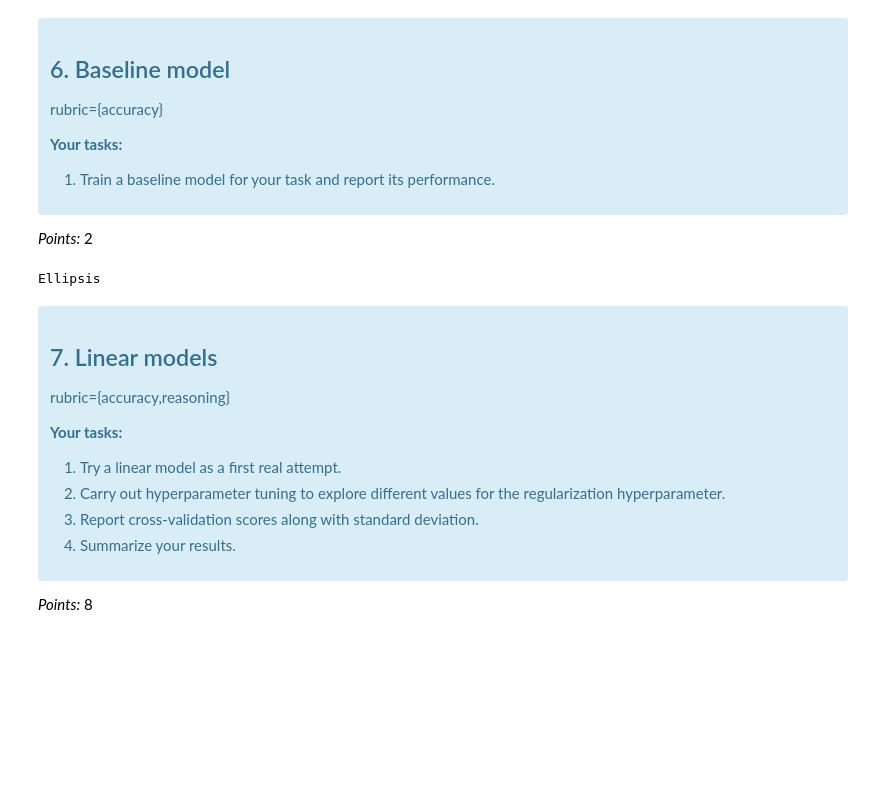
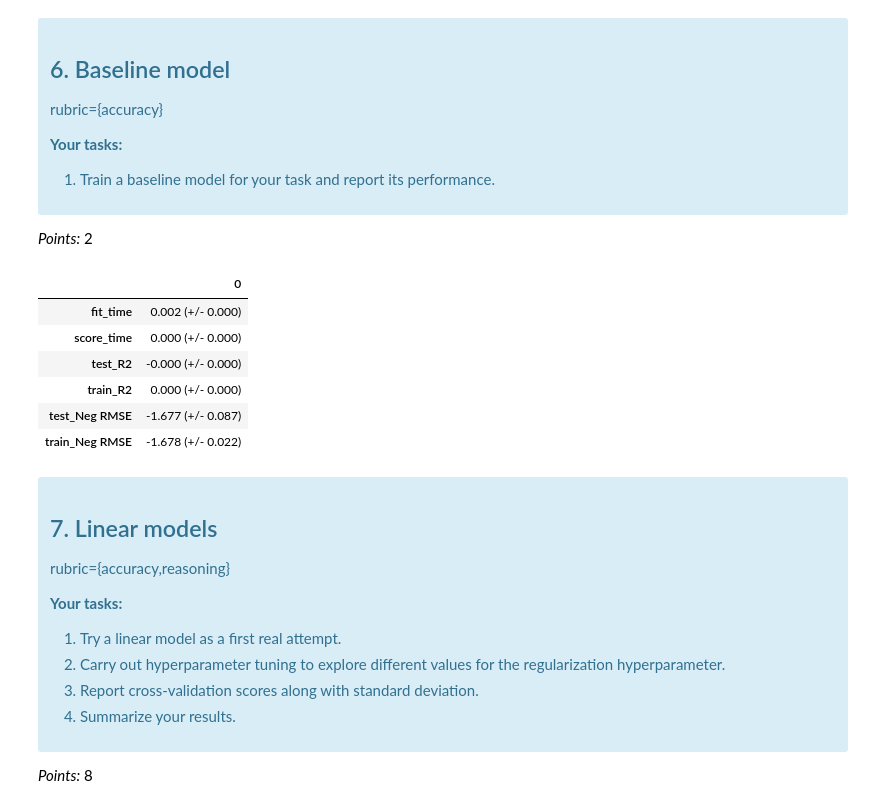
Before and after one commit to BChangs99/DSCI_573_Lab4_BDFJ, a Jupyter notebook: lab4.ipynb, the cells around one changed output. Saved outputs shown, nothing was run; the diff lists cells and outputs as text; code cells hidden in the pictures; blank space fills up the shorter version.

Commit message:
dummy and ridgecv

```diff
--- a/lab4.ipynb
+++ b/lab4.ipynb
@@ -314,10 +322,26 @@ rubric={accuracy}
 </div>
 
 _Points:_ 2
-# %%
-...
-# %% [output]
-Ellipsis
+# %%
+dummy = DummyRegressor()
+scoring_metric = {
+    "R2": "r2",
+    "Neg RMSE": "neg_root_mean_squared_error",
+}
+results = {}
+
+results["Dummy"] = pd.DataFrame(mean_std_cross_val_scores(
+    dummy, X_train, y_train, return_train_score=True, scoring=scoring_metric
+))
+results["Dummy"]
+# %% [output]
+|  | 0 |
+| fit_time | 0.002 (+/- 0.000) |
+| score_time | 0.000 (+/- 0.000) |
+| test_R2 | -0.000 (+/- 0.000) |
+| train_R2 | 0.000 (+/- 0.000) |
+| test_Neg RMSE | -1.677 (+/- 0.087) |
+| train_Neg RMSE | -1.678 (+/- 0.022) |
 # %% [markdown]
 <!-- END QUESTION -->
 
```
Also changed, not shown: parts of 8 cells of this notebook.
